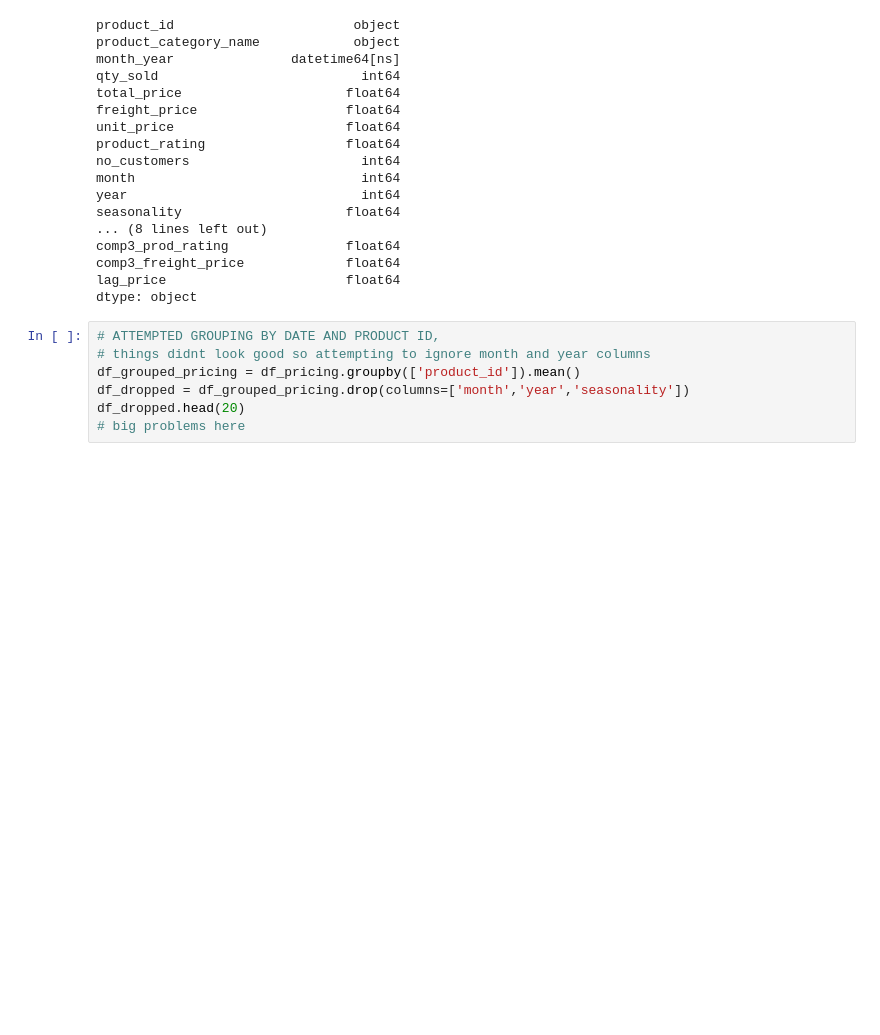
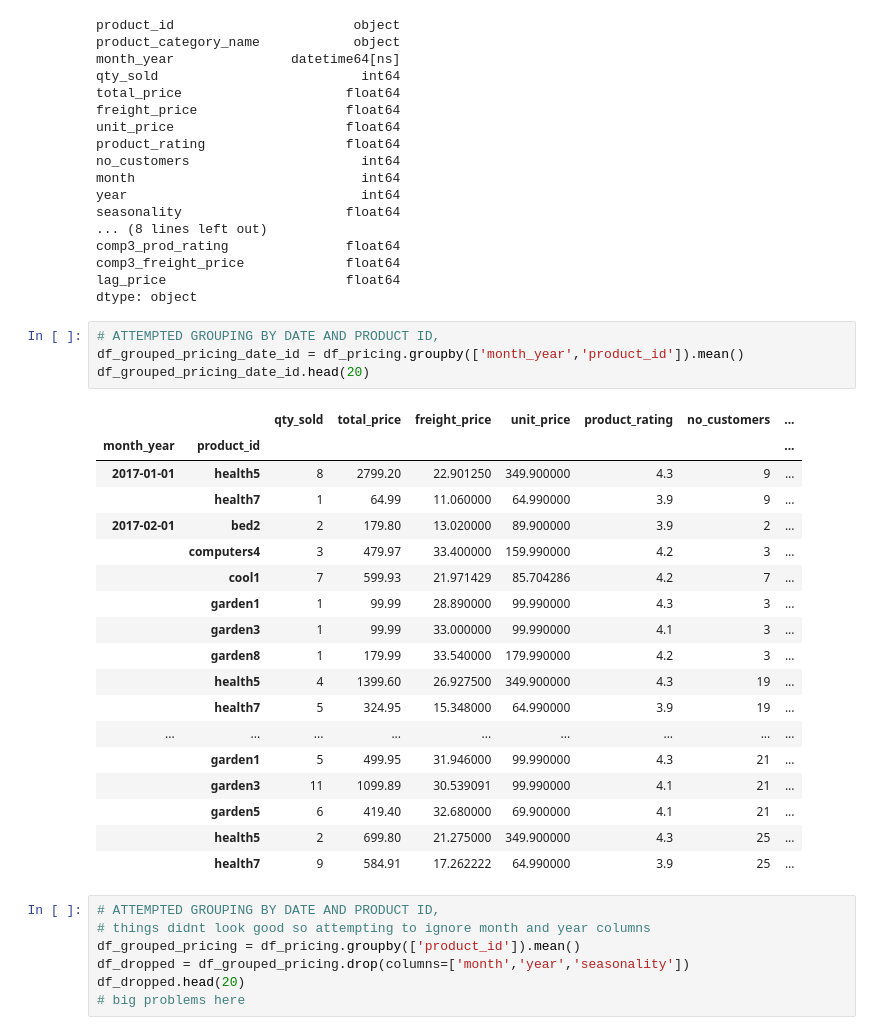
Before and after one commit to Samanaan/Project04_Machine_Learning, a Jupyter notebook: ML_GI.ipynb, the cells around one changed output. Saved outputs shown, nothing was run; the diff lists cells and outputs as text; blank space fills up the shorter version.

Commit message:
ML attempt

```diff
--- a/ML_GI.ipynb
+++ b/ML_GI.ipynb
@@ -67,6 +67,29 @@ comp3_prod_rating               float64
 comp3_freight_price             float64
 lag_price                       float64
 dtype: object
+# %%
+# ATTEMPTED GROUPING BY DATE AND PRODUCT ID,
+df_grouped_pricing_date_id = df_pricing.groupby(['month_year','product_id']).mean()
+df_grouped_pricing_date_id.head(20)
+# %% [output]
+|  |  | qty_sold | total_price | freight_price | unit_price | product_rating | no_customers | ... |
+| month_year | product_id |  |  |  |  |  |  | ... |
+| 2017-01-01 | health5 | 8 | 2799.20 | 22.901250 | 349.900000 | 4.3 | 9 | ... |
+|  | health7 | 1 | 64.99 | 11.060000 | 64.990000 | 3.9 | 9 | ... |
+| 2017-02-01 | bed2 | 2 | 179.80 | 13.020000 | 89.900000 | 3.9 | 2 | ... |
+|  | computers4 | 3 | 479.97 | 33.400000 | 159.990000 | 4.2 | 3 | ... |
+|  | cool1 | 7 | 599.93 | 21.971429 | 85.704286 | 4.2 | 7 | ... |
+|  | garden1 | 1 | 99.99 | 28.890000 | 99.990000 | 4.3 | 3 | ... |
+|  | garden3 | 1 | 99.99 | 33.000000 | 99.990000 | 4.1 | 3 | ... |
+|  | garden8 | 1 | 179.99 | 33.540000 | 179.990000 | 4.2 | 3 | ... |
+|  | health5 | 4 | 1399.60 | 26.927500 | 349.900000 | 4.3 | 19 | ... |
+|  | health7 | 5 | 324.95 | 15.348000 | 64.990000 | 3.9 | 19 | ... |
+| ... | ... | ... | ... | ... | ... | ... | ... | ... |
+|  | garden1 | 5 | 499.95 | 31.946000 | 99.990000 | 4.3 | 21 | ... |
+|  | garden3 | 11 | 1099.89 | 30.539091 | 99.990000 | 4.1 | 21 | ... |
+|  | garden5 | 6 | 419.40 | 32.680000 | 69.900000 | 4.1 | 21 | ... |
+|  | health5 | 2 | 699.80 | 21.275000 | 349.900000 | 4.3 | 25 | ... |
+|  | health7 | 9 | 584.91 | 17.262222 | 64.990000 | 3.9 | 25 | ... |
 # %%
 # ATTEMPTED GROUPING BY DATE AND PRODUCT ID,
 # things didnt look good so attempting to ignore month and year columns
```
